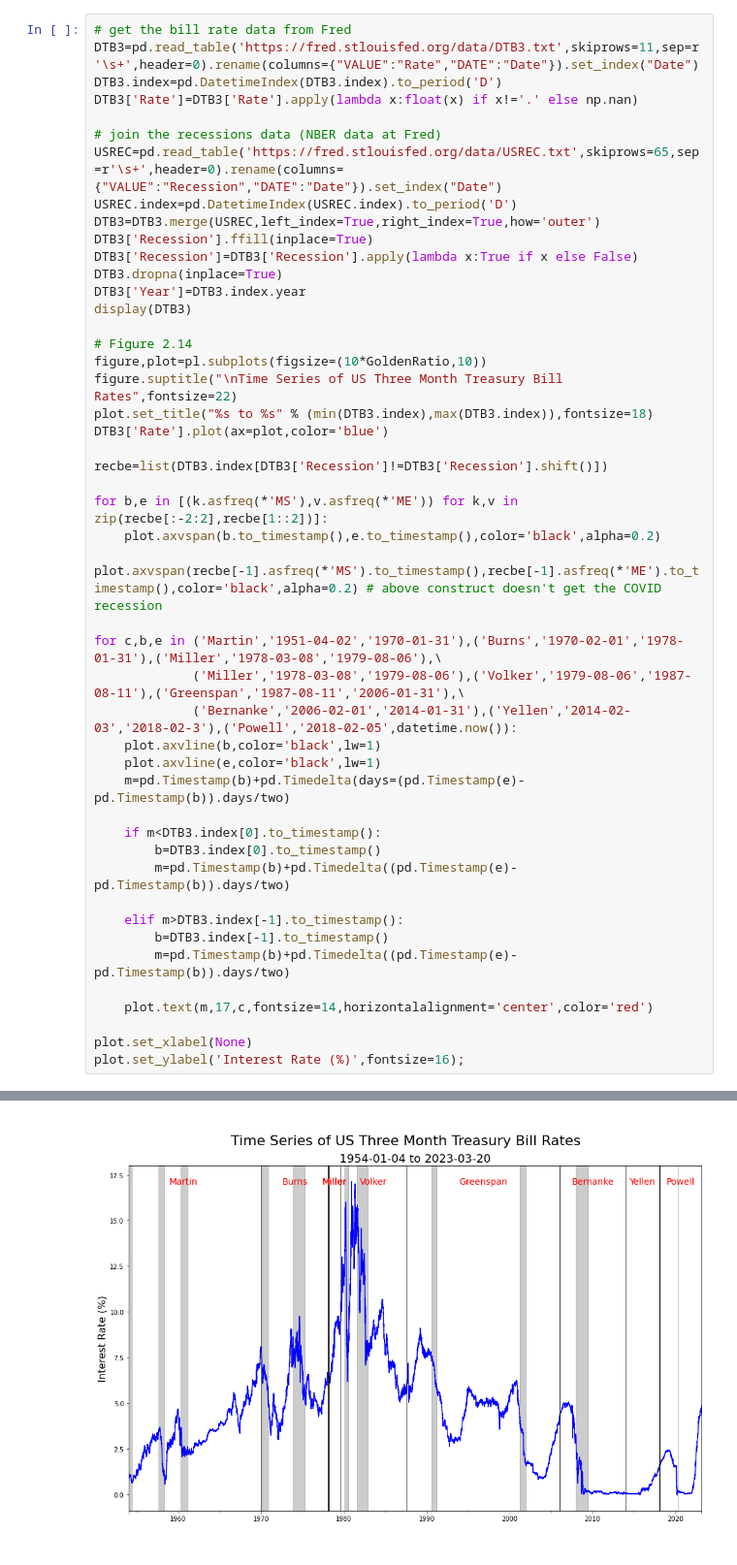
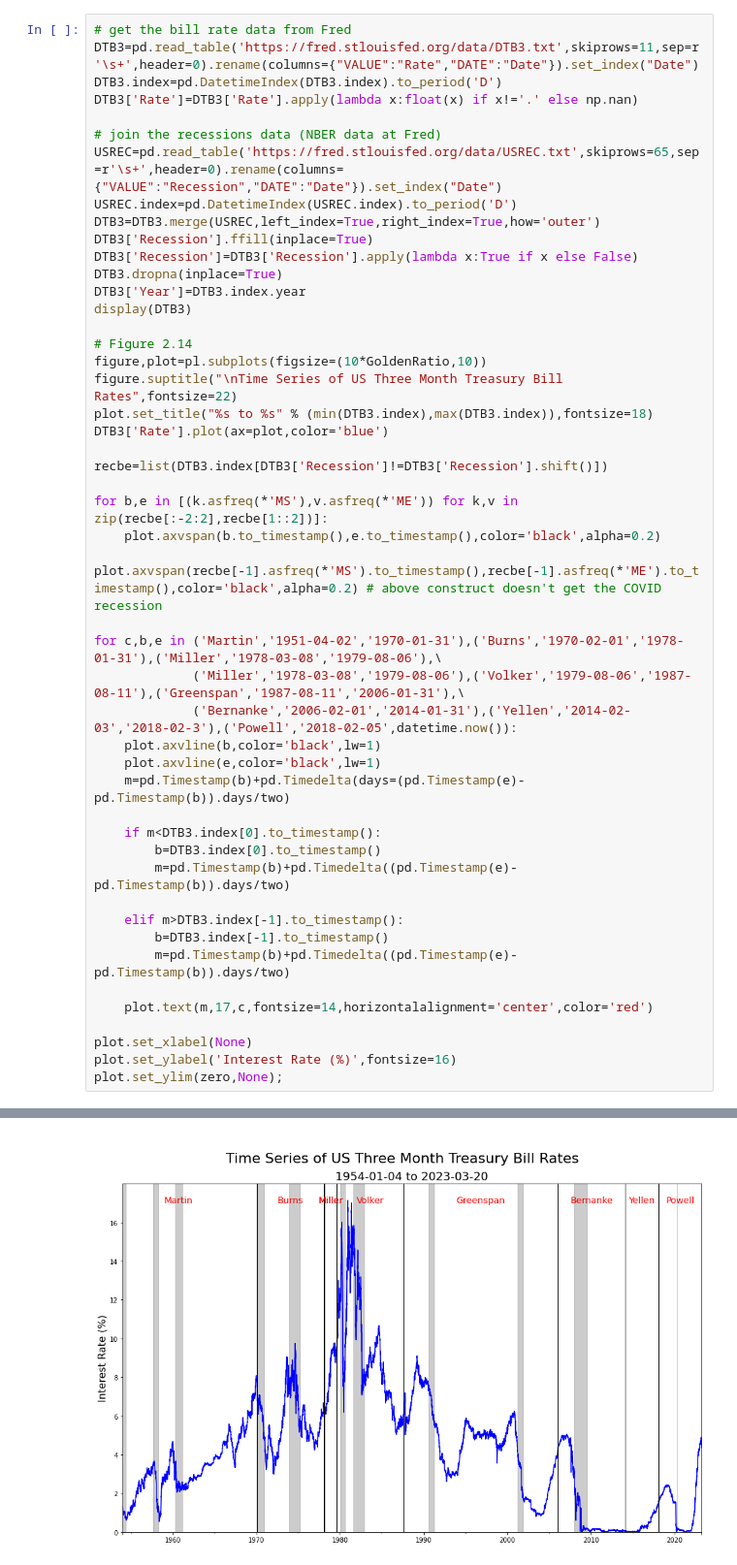
Before and after one commit to Farmhouse121/Adventures-in-Financial-Data-Science, a Jupyter notebook: Book/Section 2.4 Interest Rates/Section 2.4.2.1 The Distribution of Changes in Interest Rates.ipynb, the cells around one changed output, grey strips where cells are left out. Shown at 97% size. Drawn from its saved outputs; the diff is of its cells as text.

```diff
--- a/Book/Section 2.4 Interest Rates/Section 2.4.2.1 The Distribution of Changes in Interest Rates.ipynb
+++ b/Book/Section 2.4 Interest Rates/Section 2.4.2.1 The Distribution of Changes in Interest Rates.ipynb
@@ -49,32 +46,33 @@ for c,b,e in ('Martin','1951-04-02','1970-01-31'),('Burns','1970-02-01','1978-01
     plot.axvline(b,color='black',lw=1)
     plot.axvline(e,color='black',lw=1)
     m=pd.Timestamp(b)+pd.Timedelta(days=(pd.Timestamp(e)-pd.Timestamp(b)).days/two)
 
     if m<DTB3.index[0].to_timestamp():
         b=DTB3.index[0].to_timestamp()
         m=pd.Timestamp(b)+pd.Timedelta((pd.Timestamp(e)-pd.Timestamp(b)).days/two)
 
     elif m>DTB3.index[-1].to_timestamp():
         b=DTB3.index[-1].to_timestamp()
         m=pd.Timestamp(b)+pd.Timedelta((pd.Timestamp(e)-pd.Timestamp(b)).days/two)
 
     plot.text(m,17,c,fontsize=14,horizontalalignment='center',color='red')
 
 plot.set_xlabel(None)
-plot.set_ylabel('Interest Rate (%)',fontsize=16);
+plot.set_ylabel('Interest Rate (%)',fontsize=16)
+plot.set_ylim(zero,None);
 # %% [output]
 |  | Rate | Recession | Year |
 | Date |  |  |  |
 | 1954-01-04 | 1.33 | True | 1954 |
 | 1954-01-05 | 1.28 | True | 1954 |
 | 1954-01-06 | 1.28 | True | 1954 |
 | 1954-01-07 | 1.31 | True | 1954 |
 | 1954-01-08 | 1.31 | True | 1954 |
 | ... | ... | ... | ... |
 | 2023-03-14 | 4.71 | False | 2023 |
 | 2023-03-15 | 4.59 | False | 2023 |
 | 2023-03-16 | 4.57 | False | 2023 |
 | 2023-03-17 | 4.36 | False | 2023 |
 | 2023-03-20 | 4.65 | False | 2023 |
 17294 rows × 3 columns
-[figure, old version]
+[figure, new version]
```
Also changed, not shown: parts of 3 cells of this notebook.
